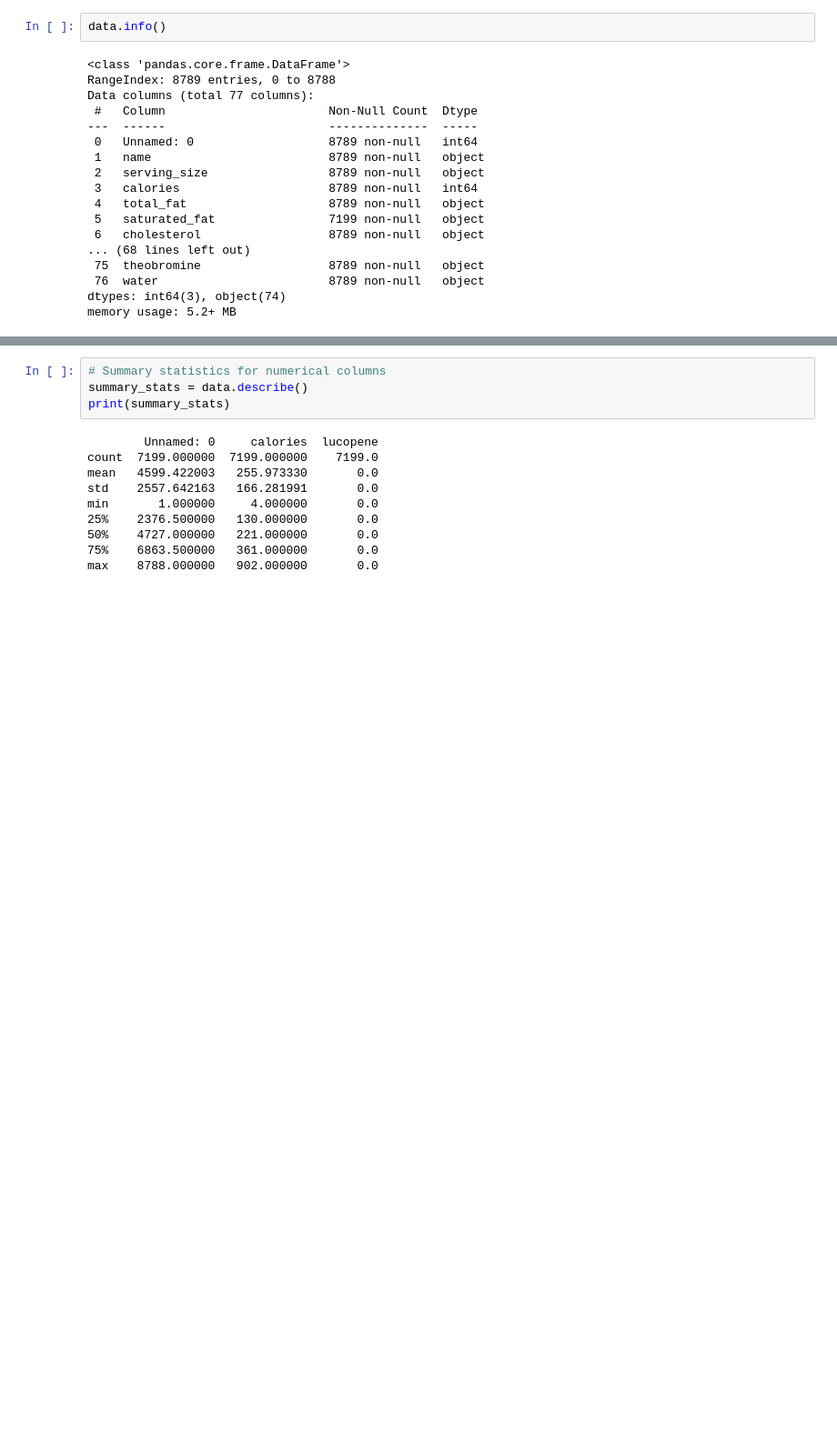
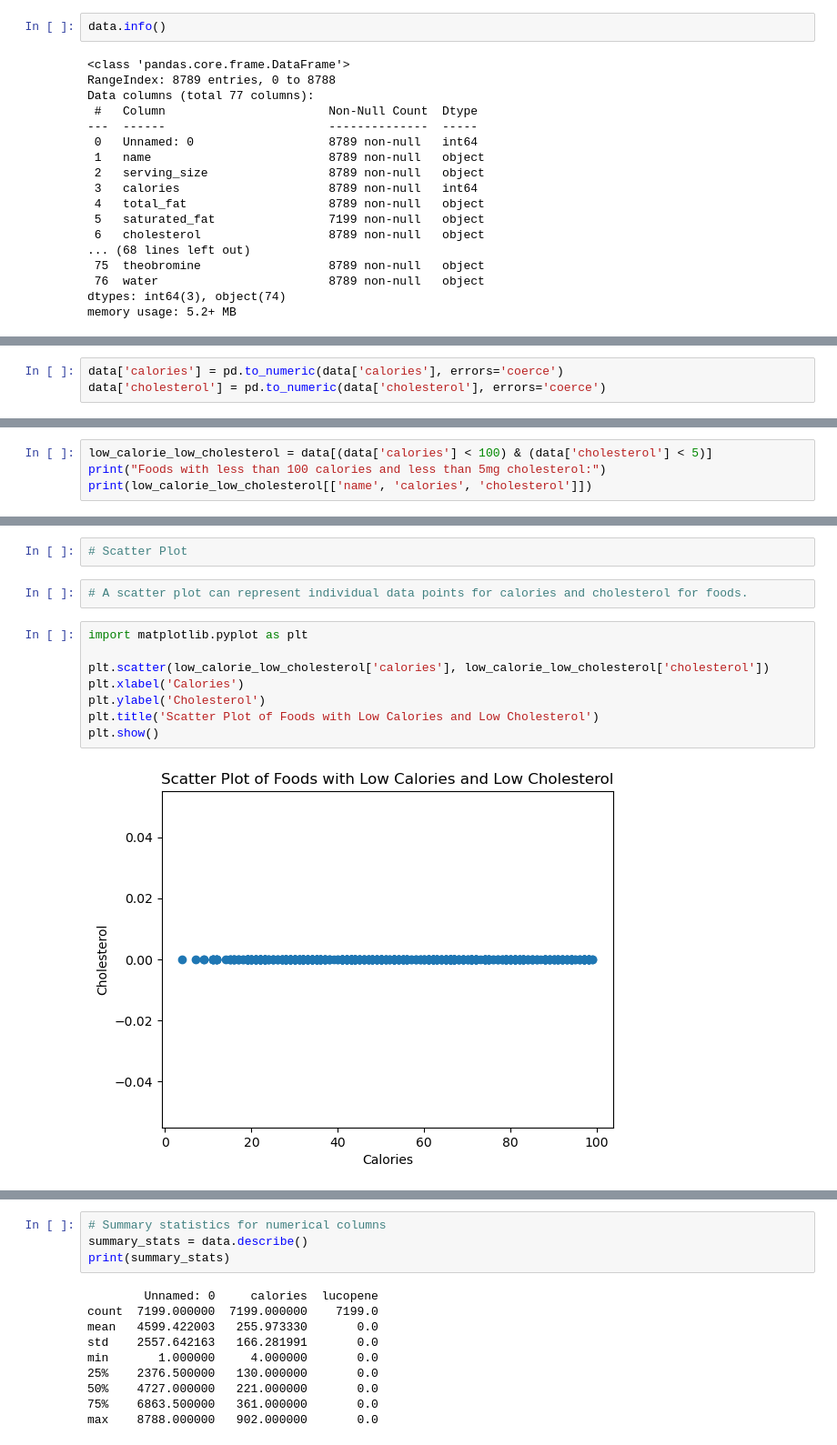
Before and after one commit to Yakshita1802/CS-661-Python-Programming-Final-Project_NutriGuide---Comprehensive-Nutrition-Finder, a Jupyter notebook: CS661.ipynb, the cells around one changed output, grey strips where cells are left out. Shown: that part at 91% size. Cells and saved outputs as stored; diff of their text form; blank space fills up the shorter version.

```diff
--- a/CS661.ipynb
+++ b/CS661.ipynb
@@ -119,0 +381,3 @@ To https://github.com/Yakshita1802/CS-661-Python-Programming-Final-Project_Nutri
+# %%
+data['calories'] = pd.to_numeric(data['calories'], errors='coerce')
+data['cholesterol'] = pd.to_numeric(data['cholesterol'], errors='coerce')
@@ -119,0 +390,4 @@ To https://github.com/Yakshita1802/CS-661-Python-Programming-Final-Project_Nutri
+# %%
+low_calorie_low_cholesterol = data[(data['calories'] < 100) & (data['cholesterol'] < 5)]
+print("Foods with less than 100 calories and less than 5mg cholesterol:")
+print(low_calorie_low_cholesterol[['name', 'calories', 'cholesterol']])
@@ -119,0 +410,14 @@ To https://github.com/Yakshita1802/CS-661-Python-Programming-Final-Project_Nutri
+# %%
+# Scatter Plot
+# %%
+# A scatter plot can represent individual data points for calories and cholesterol for foods.
+# %%
+import matplotlib.pyplot as plt
+
+plt.scatter(low_calorie_low_cholesterol['calories'], low_calorie_low_cholesterol['cholesterol'])
+plt.xlabel('Calories')
+plt.ylabel('Cholesterol')
+plt.title('Scatter Plot of Foods with Low Calories and Low Cholesterol')
+plt.show()
+# %% [output]
+[figure, added]
```
Also changed, not shown: parts of 63 cells of this notebook, 1 other file.
